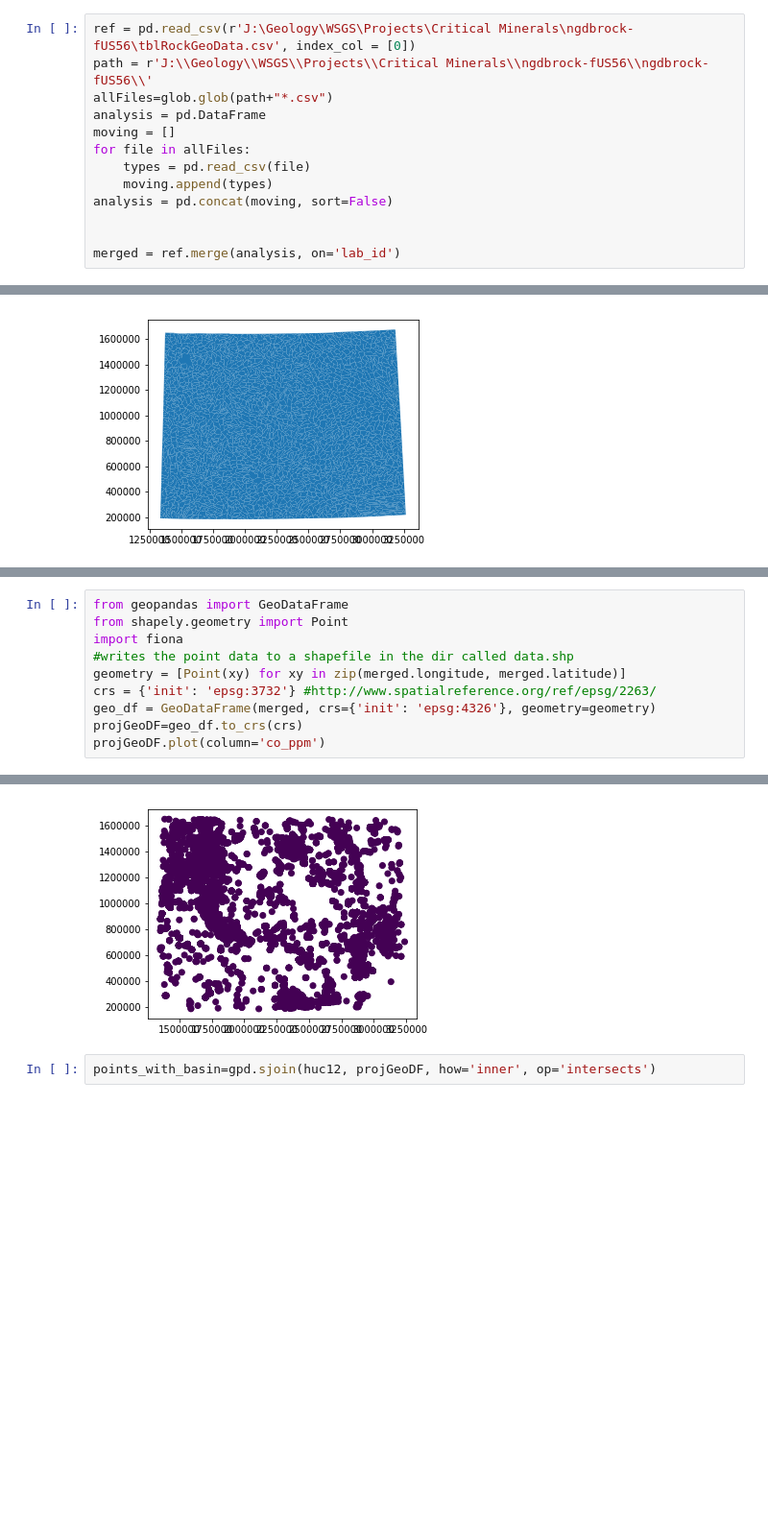
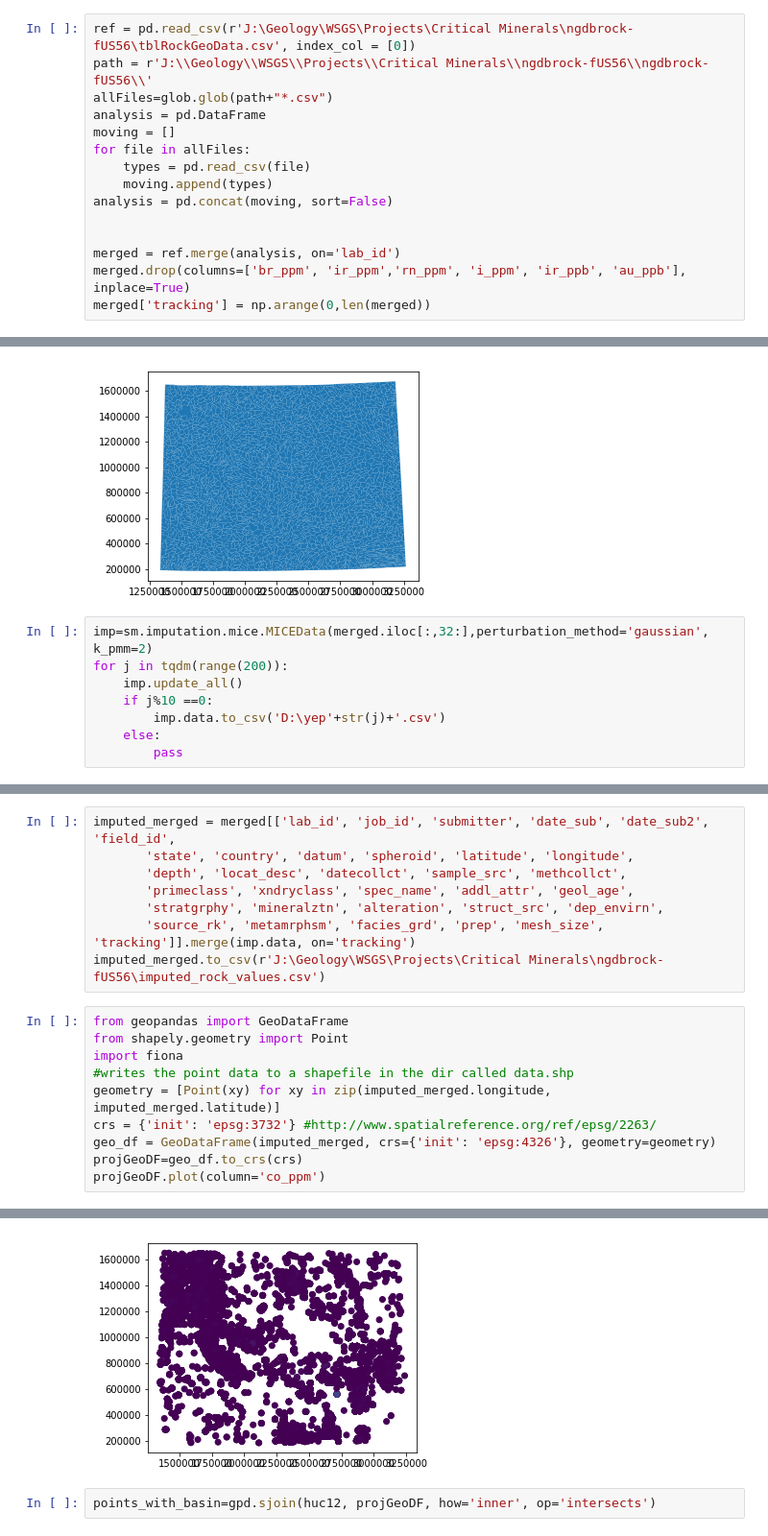
Before and after one commit to jessepisel/criticalandstrategic, a Jupyter notebook: rock hotspots.ipynb, the cells around one changed output, grey strips where cells are left out. Shown at 96% size. Cells and saved outputs as stored; diff of their text form; blank space fills up the shorter version.

```diff
--- a/rock hotspots.ipynb
+++ b/rock hotspots.ipynb
@@ -21,6 +23,8 @@ analysis = pd.concat(moving, sort=False)
 
 
 merged = ref.merge(analysis, on='lab_id')
+merged.drop(columns=['br_ppm', 'ir_ppm','rn_ppm', 'i_ppm', 'ir_ppb', 'au_ppb'], inplace=True)
+merged['tracking'] = np.arange(0,len(merged))
 # %%
 huc12=gpd.read_file(r'J:\Geology\WSGS\GIS\huc_12.shp') #reads in the hydraulic basin units and adds an area column
 huc12= huc12.to_crs({'init': 'epsg:3732'})
@@ -28,3 +32,11 @@ huc12.plot()
 # %% [output]
 <matplotlib.axes._subplots.AxesSubplot at 0x...>
 [figure]
+# %%
+imp=sm.imputation.mice.MICEData(merged.iloc[:,32:],perturbation_method='gaussian', k_pmm=2)
+for j in tqdm(range(200)):
+    imp.update_all()
+    if j%10 ==0:
+        imp.data.to_csv('D:\yep'+str(j)+'.csv')
+    else:
+        pass
@@ -31,16 +52,24 @@ huc12.plot()
+# %%
+imputed_merged = merged[['lab_id', 'job_id', 'submitter', 'date_sub', 'date_sub2', 'field_id',
+       'state', 'country', 'datum', 'spheroid', 'latitude', 'longitude',
+       'depth', 'locat_desc', 'datecollct', 'sample_src', 'methcollct',
+       'primeclass', 'xndryclass', 'spec_name', 'addl_attr', 'geol_age',
+       'stratgrphy', 'mineralztn', 'alteration', 'struct_src', 'dep_envirn',
+       'source_rk', 'metamrphsm', 'facies_grd', 'prep', 'mesh_size', 'tracking']].merge(imp.data, on='tracking')
+imputed_merged.to_csv(r'J:\Geology\WSGS\Projects\Critical Minerals\ngdbrock-fUS56\imputed_rock_values.csv')
 # %%
 from geopandas import GeoDataFrame
 from shapely.geometry import Point
 import fiona
 #writes the point data to a shapefile in the dir called data.shp
-geometry = [Point(xy) for xy in zip(merged.longitude, merged.latitude)]
+geometry = [Point(xy) for xy in zip(imputed_merged.longitude, imputed_merged.latitude)]
 crs = {'init': 'epsg:3732'} #http://www.spatialreference.org/ref/epsg/2263/
-geo_df = GeoDataFrame(merged, crs={'init': 'epsg:4326'}, geometry=geometry)
+geo_df = GeoDataFrame(imputed_merged, crs={'init': 'epsg:4326'}, geometry=geometry)
 projGeoDF=geo_df.to_crs(crs)
 projGeoDF.plot(column='co_ppm')
 # %% [output]
 <matplotlib.axes._subplots.AxesSubplot at 0x...>
-[figure, old version]
+[figure, new version]
 # %%
 points_with_basin=gpd.sjoin(huc12, projGeoDF, how='inner', op='intersects')
 # %%
```
Also changed, not shown: parts of 9 cells of this notebook, 1 other file.
